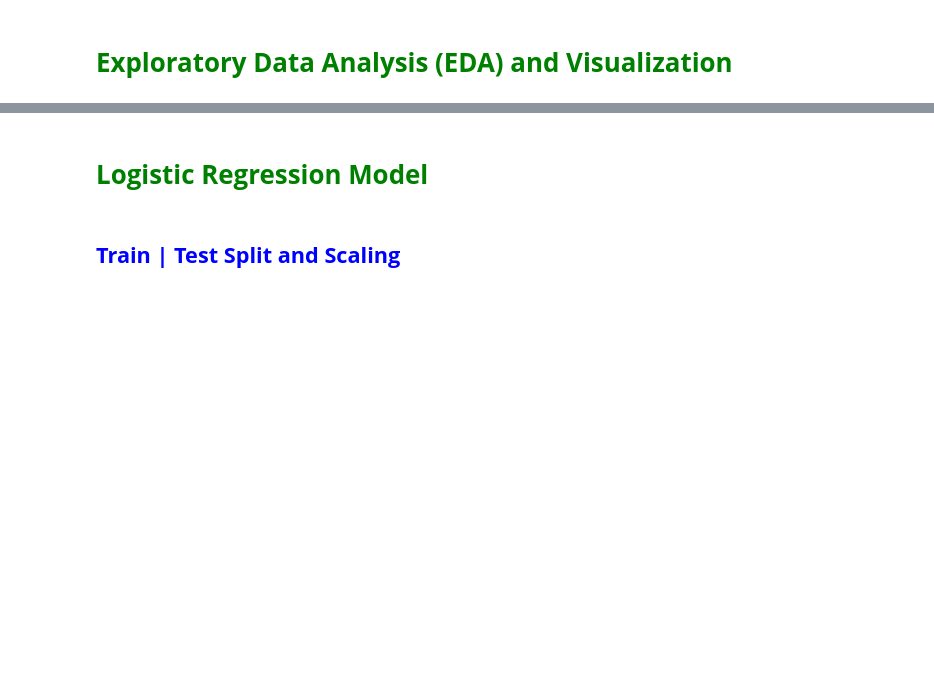
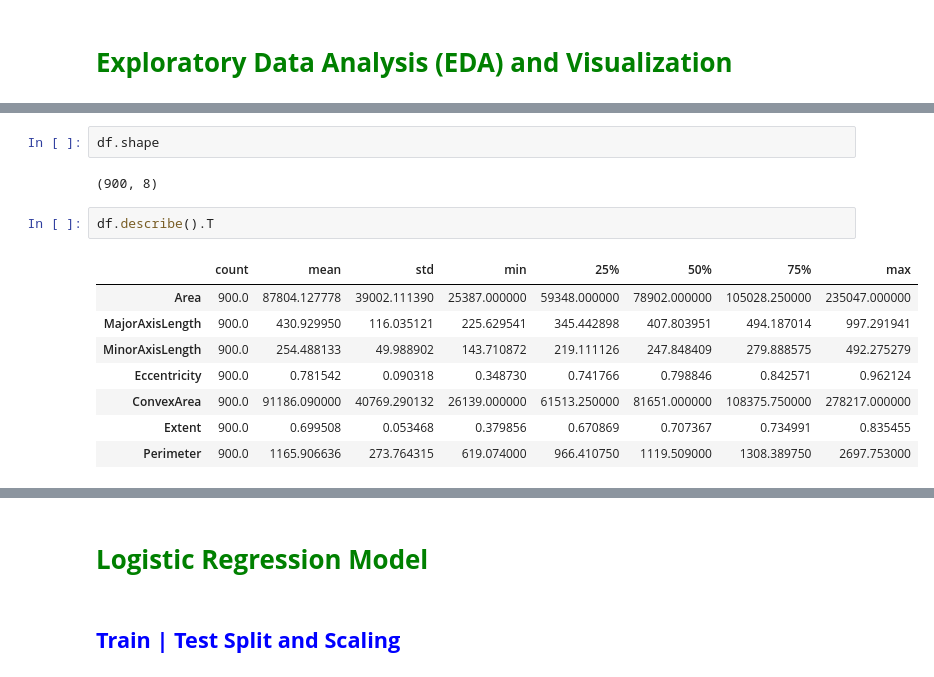
Before and after one commit to fatihhyavuz/Machine-Learning, a Jupyter notebook: ML-Projects/Logistic Regression project1/Logistic Regression Project (Raisin_Class_Prediction) 29.11.24.ipynb, the cells around one changed output, grey strips where cells are left out. Saved outputs shown, nothing was run; the diff lists cells and outputs as text; blank space fills up the shorter version.

```diff
--- a/ML-Projects/Logistic Regression project1/Logistic Regression Project (Raisin_Class_Prediction) 29.11.24.ipynb
+++ b/ML-Projects/Logistic Regression project1/Logistic Regression Project (Raisin_Class_Prediction) 29.11.24.ipynb
@@ -11,0 +47,15 @@ https://www.researchgate.net/publication/347934123_Classification_of_Raisin_Grai
+# %%
+df.shape
+# %% [output]
+(900, 8)
+# %%
+df.describe().T
+# %% [output]
+|  | count | mean | std | min | 25% | 50% | 75% | max |
+| Area | 900.0 | 87804.127778 | 39002.111390 | 25387.000000 | 59348.000000 | 78902.000000 | 105028.250000 | 235047.000000 |
+| MajorAxisLength | 900.0 | 430.929950 | 116.035121 | 225.629541 | 345.442898 | 407.803951 | 494.187014 | 997.291941 |
+| MinorAxisLength | 900.0 | 254.488133 | 49.988902 | 143.710872 | 219.111126 | 247.848409 | 279.888575 | 492.275279 |
+| Eccentricity | 900.0 | 0.781542 | 0.090318 | 0.348730 | 0.741766 | 0.798846 | 0.842571 | 0.962124 |
+| ConvexArea | 900.0 | 91186.090000 | 40769.290132 | 26139.000000 | 61513.250000 | 81651.000000 | 108375.750000 | 278217.000000 |
+| Extent | 900.0 | 0.699508 | 0.053468 | 0.379856 | 0.670869 | 0.707367 | 0.734991 | 0.835455 |
+| Perimeter | 900.0 | 1165.906636 | 273.764315 | 619.074000 | 966.410750 | 1119.509000 | 1308.389750 | 2697.753000 |
```
Also changed, not shown: parts of 15 cells of this notebook, 2 other files.
